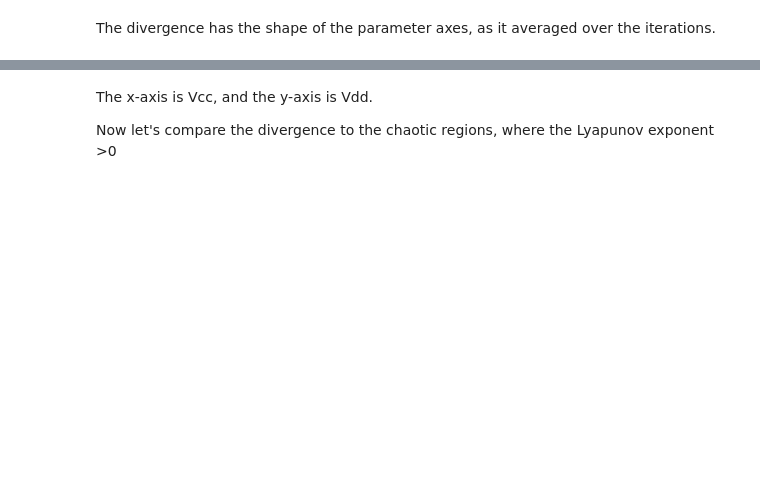
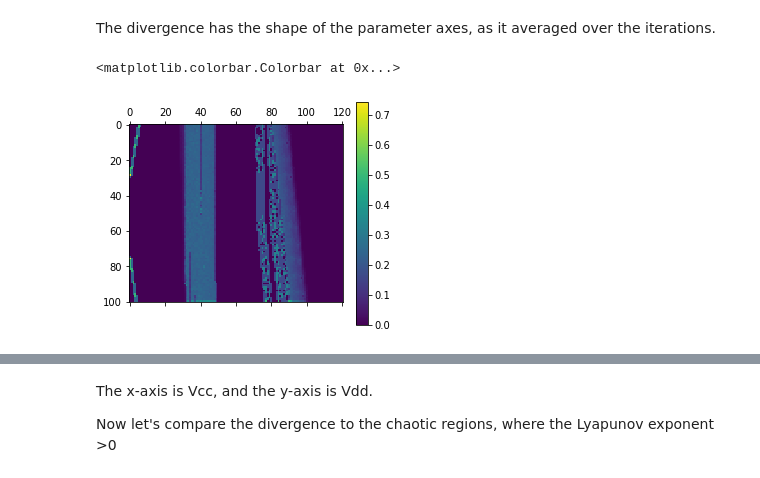
Before and after one commit to Noeloikeau/chaogate, a Jupyter notebook: 00_core.ipynb, the cells around one changed output, grey strips where cells are left out. Cells and saved outputs as stored; diff of their text form; code cells hidden in the pictures; blank space fills up the shorter version.

```diff
--- a/00_core.ipynb
+++ b/00_core.ipynb
@@ -300,6 +297,7 @@ def sweep(*funcs,
 # %%
 #export
 def print_xar(x):
+    'Tidies up the representation of xarrays for html.'
     if not isinstance(x,xr.core.dataset.Dataset):
         s=x.to_dataset()
     else:
@@ -846,5 +847,8 @@ div.shape
 # %% [markdown]
 The divergence has the shape of the parameter axes, as it averaged over the iterations.
 # %%
-#plt.matshow(div)
-#plt.colorbar()
+plt.matshow(div)
+plt.colorbar()
+# %% [output]
+<matplotlib.colorbar.Colorbar at 0x...>
+[figure, added]
```
Also changed, not shown: parts of 40 cells of this notebook, 2 other files.
